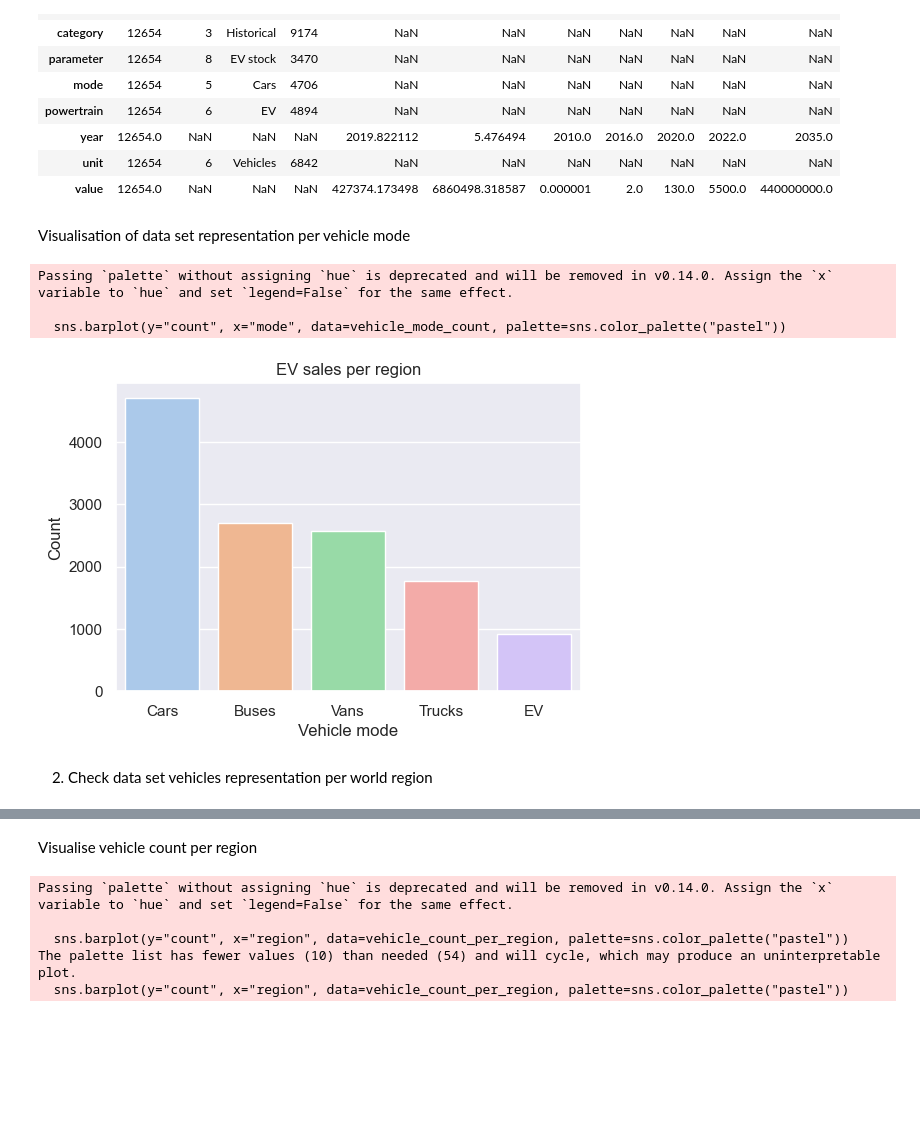
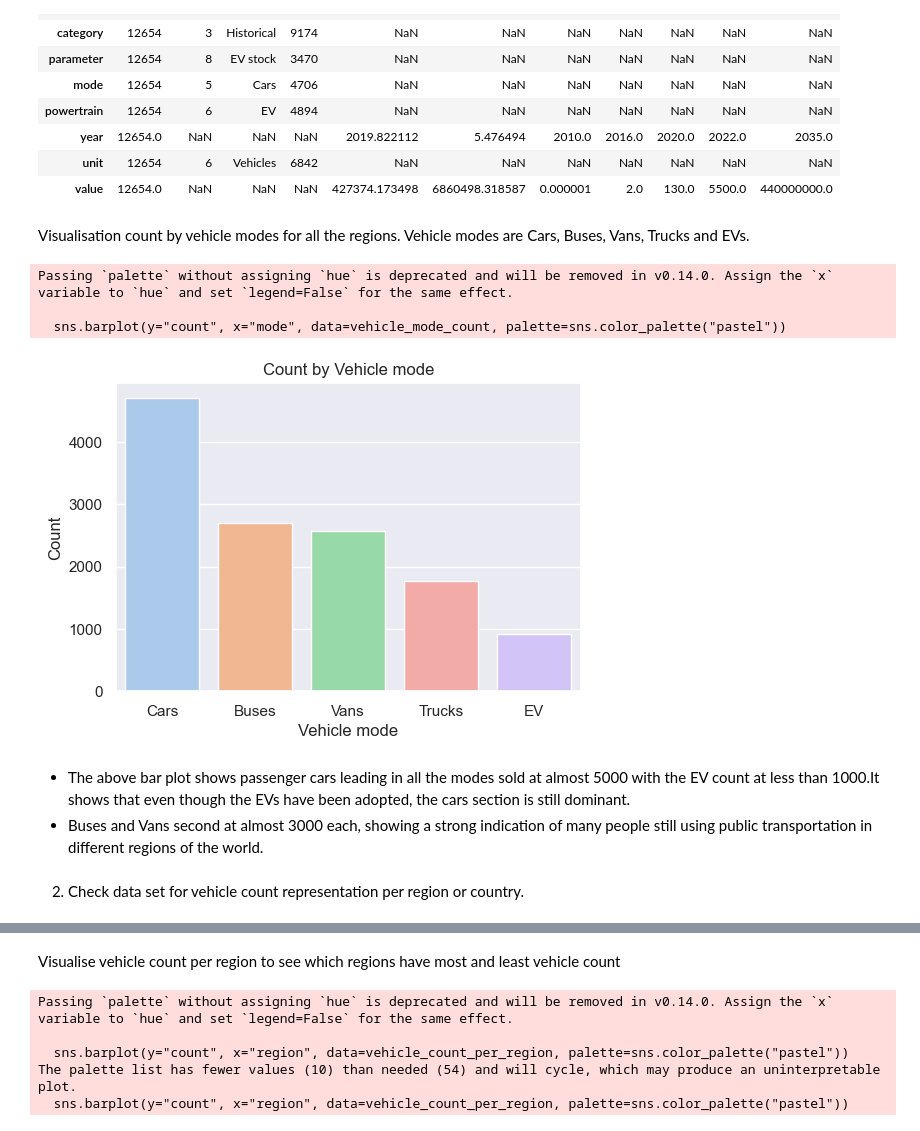
Before and after one commit to Emmanuel913-sketch/Global-Electric-Vehicle-sales-trends-from-2010-2024, a Jupyter notebook: jupyter_notebooks/visualisations.ipynb, the cells around one changed output, grey strips where cells are left out. Cells and saved outputs as stored; diff of their text form; code cells hidden in the pictures; blank space fills up the shorter version.

Commit message:
visualisation updates

```diff
--- a/jupyter_notebooks/visualisations.ipynb
+++ b/jupyter_notebooks/visualisations.ipynb
@@ -77,22 +77,25 @@ df.describe(include = "all").T
 | year | 12654.0 | NaN | NaN | NaN | 2019.822112 | 5.476494 | 2010.0 | 2016.0 | 2020.0 | 2022.0 | 2035.0 |
 | unit | 12654 | 6 | Vehicles | 6842 | NaN | NaN | NaN | NaN | NaN | NaN | NaN |
 | value | 12654.0 | NaN | NaN | NaN | 427374.173498 | 6860498.318587 | 0.000001 | 2.0 | 130.0 | 5500.0 | 440000000.0 |
-# %% [markdown]
-Visualisation of data set representation per vehicle mode
+# %% [markdown]
+Visualisation count by vehicle modes for all the regions. Vehicle modes are Cars, Buses, Vans, Trucks and EVs.
 # %%
 plt.figure(figsize=(6, 4))
 sns.barplot(y="count", x="mode", data=vehicle_mode_count, palette=sns.color_palette("pastel"))
-plt.title("EV sales per region")
+plt.title("Count by Vehicle mode")
 plt.xlabel("Vehicle mode")
 plt.ylabel("Count")
 plt.show()
 # %% [output]
 Passing `palette` without assigning `hue` is deprecated and will be removed in v0.14.0. Assign the `x` variable to `hue` and set `legend=False` for the same effect.
 
   sns.barplot(y="count", x="mode", data=vehicle_mode_count, palette=sns.color_palette("pastel"))
-[figure, old version]
+[figure, new version]
+# %% [markdown]
+* The above bar plot shows passenger cars leading in all the modes sold at almost 5000 with the EV count at less than 1000.It shows that even though the EVs have been adopted, the cars section is still dominant.
+* Buses and Vans second at almost 3000 each, showing a strong indication of many people still using public transportation in different regions of the world.
 # %% [markdown]
-2. Check data set vehicles representation per world region
+2. Check data set for vehicle count representation per region or country.
 # %%
 df = pd.read_csv ("cleaned-file\\cleaned.csv")
 vehicle_count_per_region = df['region'].value_counts().reset_index()
@@ -117,7 +120,7 @@ print(vehicle_count_per_region)
 52                Cyprus     14
 53             Indonesia      8
 # %% [markdown]
-Visualise vehicle count per region
+Visualise vehicle count per region to see which regions have most and least vehicle count
 # %%
 plt.figure(figsize=(22, 9))
 sns.barplot(y="count", x="region", data=vehicle_count_per_region, palette=sns.color_palette("pastel"))
```
Also changed, not shown: parts of 5 cells of this notebook, 1 other file.
